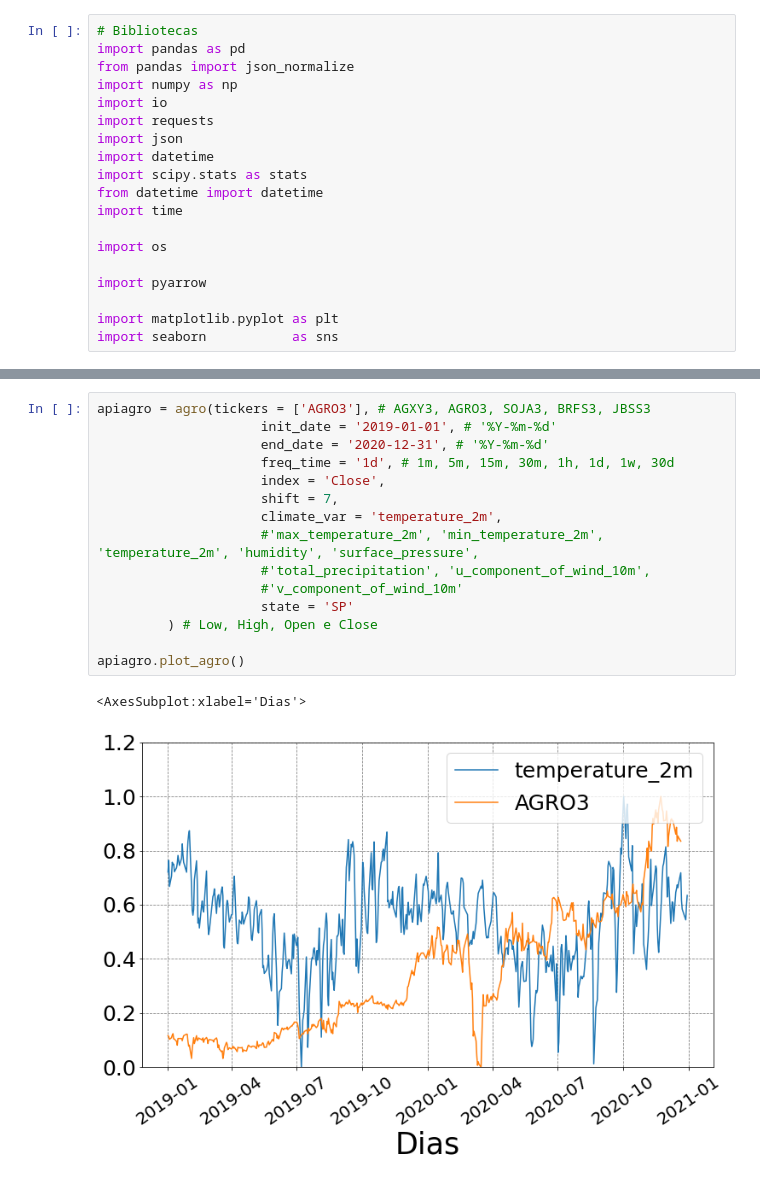
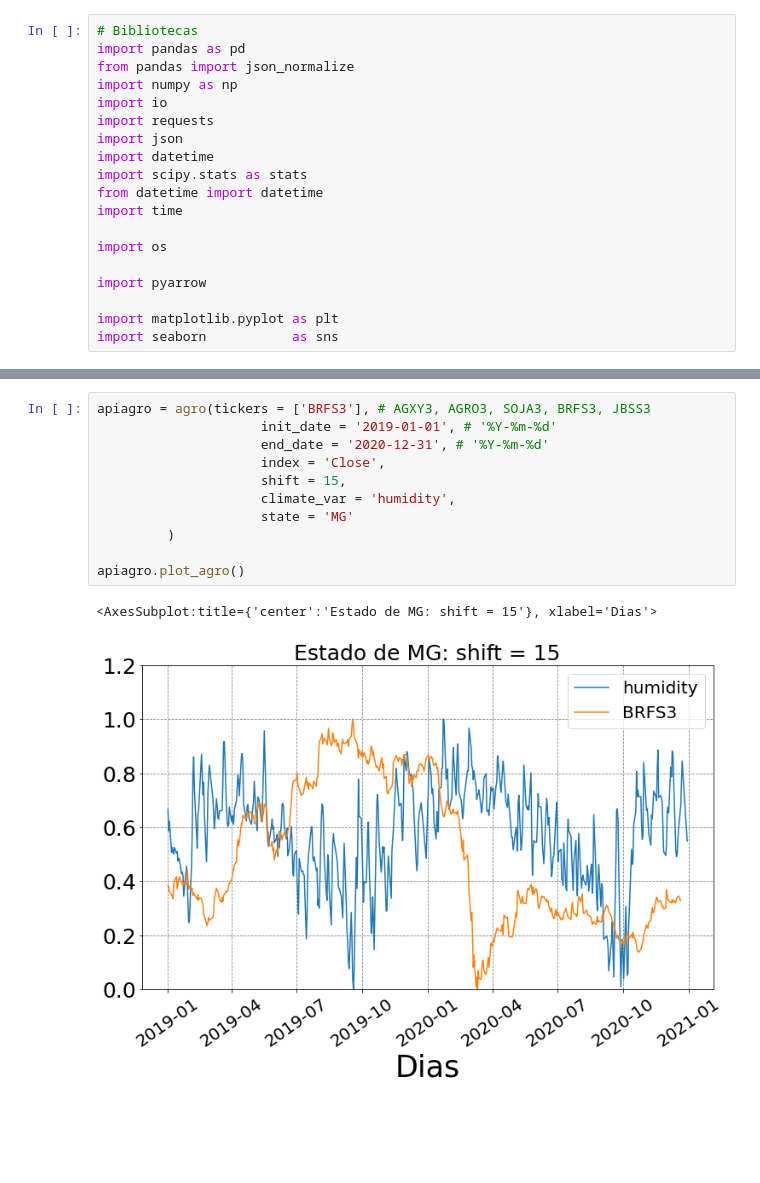
Before and after one commit to sanchoassp/Clima_Agro, a Jupyter notebook: Clima_Agro.ipynb, the cells around one changed output, grey strips where cells are left out. Cells and saved outputs as stored; diff of their text form; blank space fills up the shorter version.

```diff
--- a/Clima_Agro.ipynb
+++ b/Clima_Agro.ipynb
@@ -148,18 +127,14 @@ apiagro.plot_agro()
-# %%
-apiagro = agro(tickers = ['AGRO3'], # AGXY3, AGRO3, SOJA3, BRFS3, JBSS3
-                     init_date = '2019-01-01', # '%Y-%m-%d'
-                     end_date = '2020-12-31', # '%Y-%m-%d'
-                     freq_time = '1d', # 1m, 5m, 15m, 30m, 1h, 1d, 1w, 30d
-                     index = 'Close',
-                     shift = 7,
-                     climate_var = 'temperature_2m',
-                     #'max_temperature_2m', 'min_temperature_2m', 'temperature_2m', 'humidity', 'surface_pressure',
-                     #'total_precipitation', 'u_component_of_wind_10m',
-                     #'v_component_of_wind_10m'
-                     state = 'SP'
-         ) # Low, High, Open e Close
-
-apiagro.plot_agro()
-# %% [output]
-<AxesSubplot:xlabel='Dias'>
-[figure, removed]
+# %%
+apiagro = agro(tickers = ['BRFS3'], # AGXY3, AGRO3, SOJA3, BRFS3, JBSS3
+                     init_date = '2019-01-01', # '%Y-%m-%d'
+                     end_date = '2020-12-31', # '%Y-%m-%d'
+                     index = 'Close',
+                     shift = 15,
+                     climate_var = 'humidity',
+                     state = 'MG'
+         )
+
+apiagro.plot_agro()
+# %% [output]
+<AxesSubplot:title={'center':'Estado de MG: shift = 15'}, xlabel='Dias'>
+[figure, added]
```
Also changed, not shown: parts of 5 cells of this notebook.
